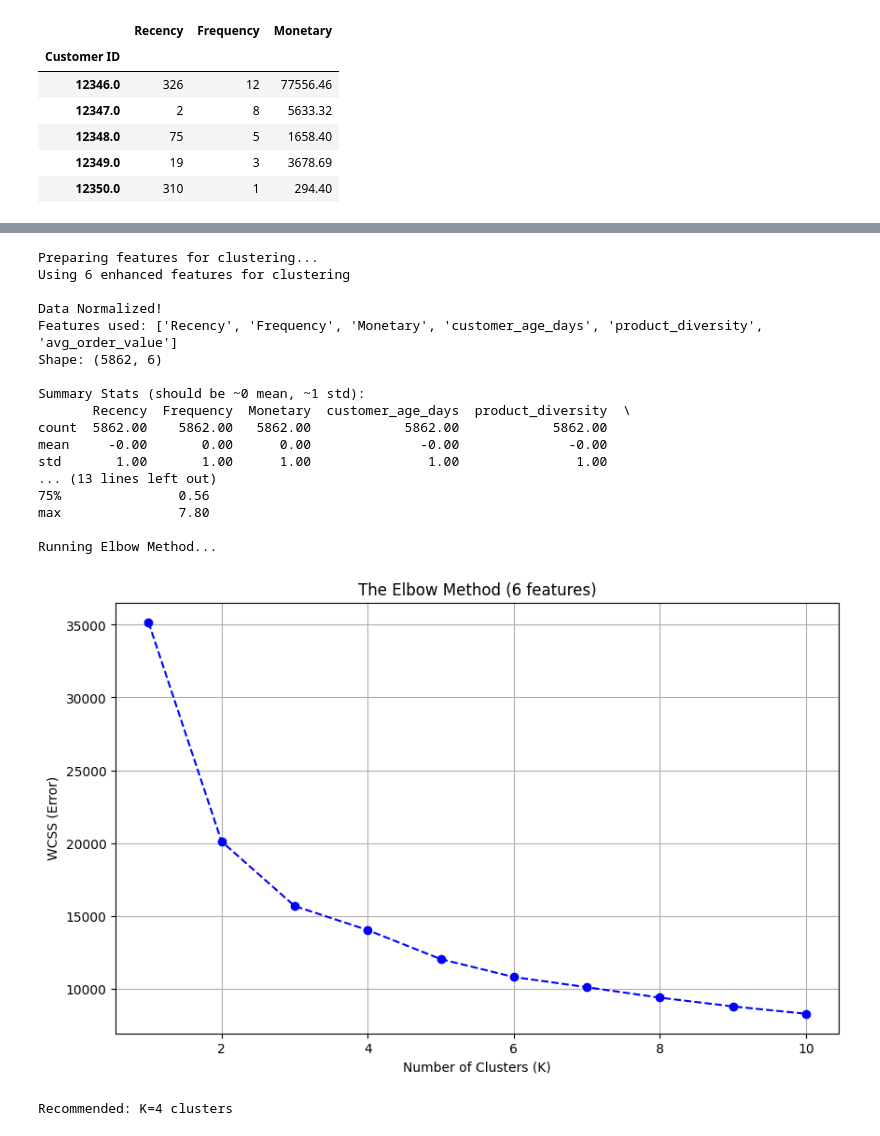
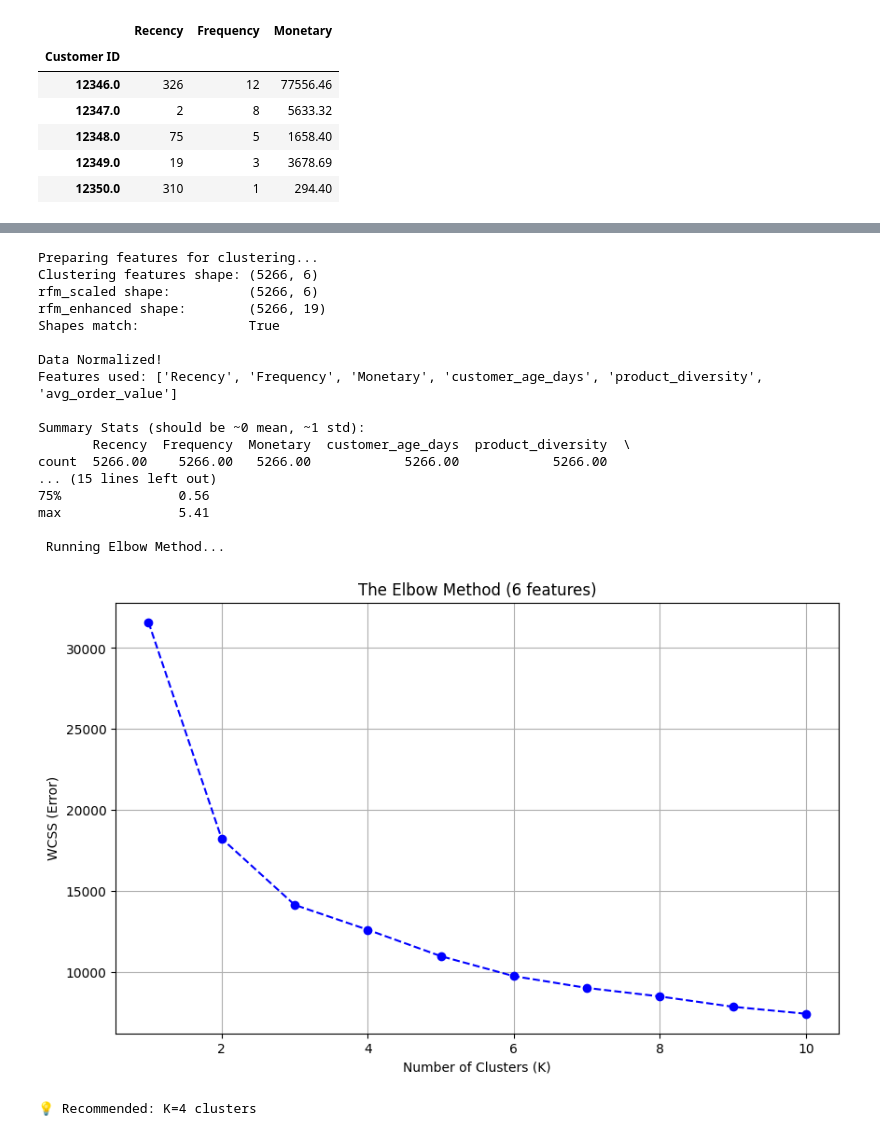
Before and after one commit to rishabhsingh7822/customer-retention-pro, a Jupyter notebook: notebooks/01_churn_analysis.ipynb, the cells around one changed output, grey strips where cells are left out. Saved outputs shown, nothing was run; the diff lists cells and outputs as text; code cells hidden in the pictures.

```diff
--- a/notebooks/01_churn_analysis.ipynb
+++ b/notebooks/01_churn_analysis.ipynb
@@ -195,5 +219,7 @@ Preview:
 # %%
-#PREPROCESSING AND ELBOW METHOD (FIXED)
+# ============================================
+# PREPROCESSING AND ELBOW METHOD
+# ============================================
 import matplotlib.pyplot as plt
 import seaborn as sns
 from sklearn.preprocessing import StandardScaler
@@ -201,29 +227,27 @@ from sklearn.cluster import KMeans
 
 print("Preparing features for clustering...")
 
-# Check if we have enhanced features
-try:
-    clustering_features = rfm_enhanced[[
-        'Recency',
-        'Frequency',
-        'Monetary',
-        'customer_age_days',
-        'product_diversity',
-        'avg_order_value'
-    ]].copy()
-    print("Using 6 enhanced features for clustering")
-except KeyError as e:
-    print(f"  Column error: {e}")
-    print(f"Available columns: {rfm_enhanced.columns.tolist()}")
-    # Fallback to basic RFM
-    clustering_features = rfm_enhanced[['Recency', 'Frequency', 'Monetary']].copy()
-    print("  Falling back to basic RFM (3 features)")
+# Use rfm_enhanced index (training customers only)
+clustering_features = rfm_enhanced[[
+    'Recency',
+    'Frequency',
+    'Monetary',
+    'customer_age_days',
+    'product_diversity',
+    'avg_order_value'
+]].copy()
 
-# Log transform to handle skewness
+# Reset index to avoid mismatch
+clustering_features = clustering_features.reset_index(drop=True)
+rfm_enhanced        = rfm_enhanced.reset_index(drop=True)
+
+print(f"Clustering features shape: {clustering_features.shape}")
+
+# Log transform
 rfm_log = np.log(clustering_features + 1)
 
 # Standardize
-scaler = StandardScaler()
+scaler         = StandardScaler()
 rfm_normalized = scaler.fit_transform(rfm_log)
 
 # Convert back to DataFrame
@@ -233,51 +257,52 @@ rfm_scaled = pd.DataFrame(
     columns=clustering_features.columns
 )
 
+print(f"rfm_scaled shape:          {rfm_scaled.shape}")
+print(f"rfm_enhanced shape:        {rfm_enhanced.shape}")
+print(f"Shapes match:              {len(rfm_scaled) == len(rfm_enhanced)}")
+
 print("\nData Normalized!")
 print(f"Features used: {list(rfm_scaled.columns)}")
-print(f"Shape: {rfm_scaled.shape}")
 print("\nSummary Stats (should be ~0 mean, ~1 std):")
 print(rfm_scaled.describe().round(2))
 
-# 2. THE ELBOW METHOD
-print("\nRunning Elbow Method...")
+# ELBOW METHOD
+print("\n Running Elbow Method...")
 wcss = []
-
 for k in range(1, 11):
     kmeans = KMeans(n_clusters=k, init='k-means++', random_state=42)
     kmeans.fit(rfm_scaled)
     wcss.append(kmeans.inertia_)
 
-# Plot
 plt.figure(figsize=(10, 6))
 plt.plot(range(1, 11), wcss, marker='o', linestyle='--', color='b')
 plt.title(f'The Elbow Method ({len(clustering_features.columns)} features)')
 plt.xlabel('Number of Clusters (K)')
 plt.ylabel('WCSS (Error)')
 plt.grid(True)
 plt.show()
 
-print("Recommended: K=4 clusters")
+print("💡 Recommended: K=4 clusters")
 # %% [output]
 Preparing features for clustering...
-Using 6 enhanced features for clustering
+Clustering features shape: (5266, 6)
+rfm_scaled shape:          (5266, 6)
+rfm_enhanced shape:        (5266, 19)
+Shapes match:              True
 
 Data Normalized!
 Features used: ['Recency', 'Frequency', 'Monetary', 'customer_age_days', 'product_diversity', 'avg_order_value']
-Shape: (5862, 6)
 
 Summary Stats (should be ~0 mean, ~1 std):
        Recency  Frequency  Monetary  customer_age_days  product_diversity  \
-count  5862.00    5862.00   5862.00            5862.00            5862.00
-mean     -0.00       0.00      0.00              -0.00              -0.00
-std       1.00       1.00      1.00               1.00               1.00
-... (13 lines left out)
+count  5266.00    5266.00   5266.00            5266.00            5266.00
+... (15 lines left out)
 75%               0.56
-max               7.80
+max               5.41
 
-Running Elbow Method...
+ Running Elbow Method...
-[figure, old version]
+[figure, new version]
-Recommended: K=4 clusters
+💡 Recommended: K=4 clusters
 # %%
 # ============================================
 # STEP 3: TRAINING THE PREDICTION MODEL (Enhanced)
```
Also changed, not shown: parts of 11 cells of this notebook, 9 other files.
